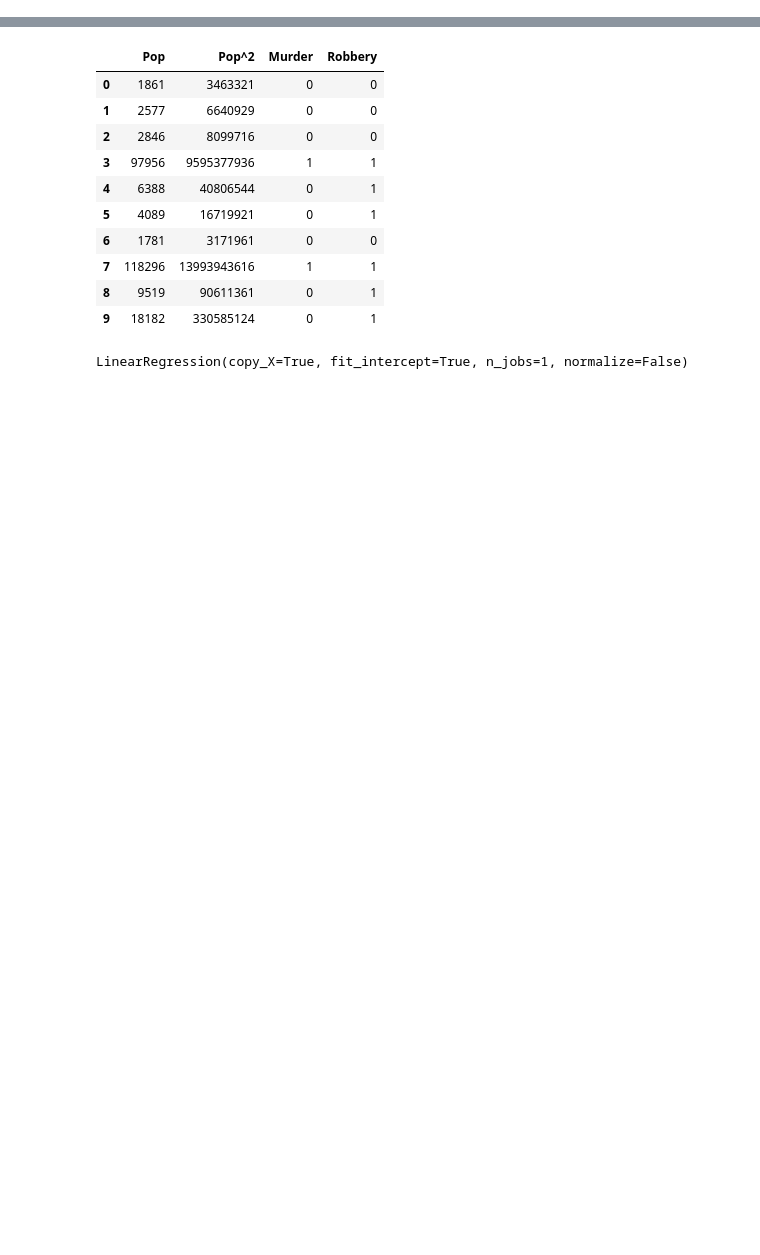
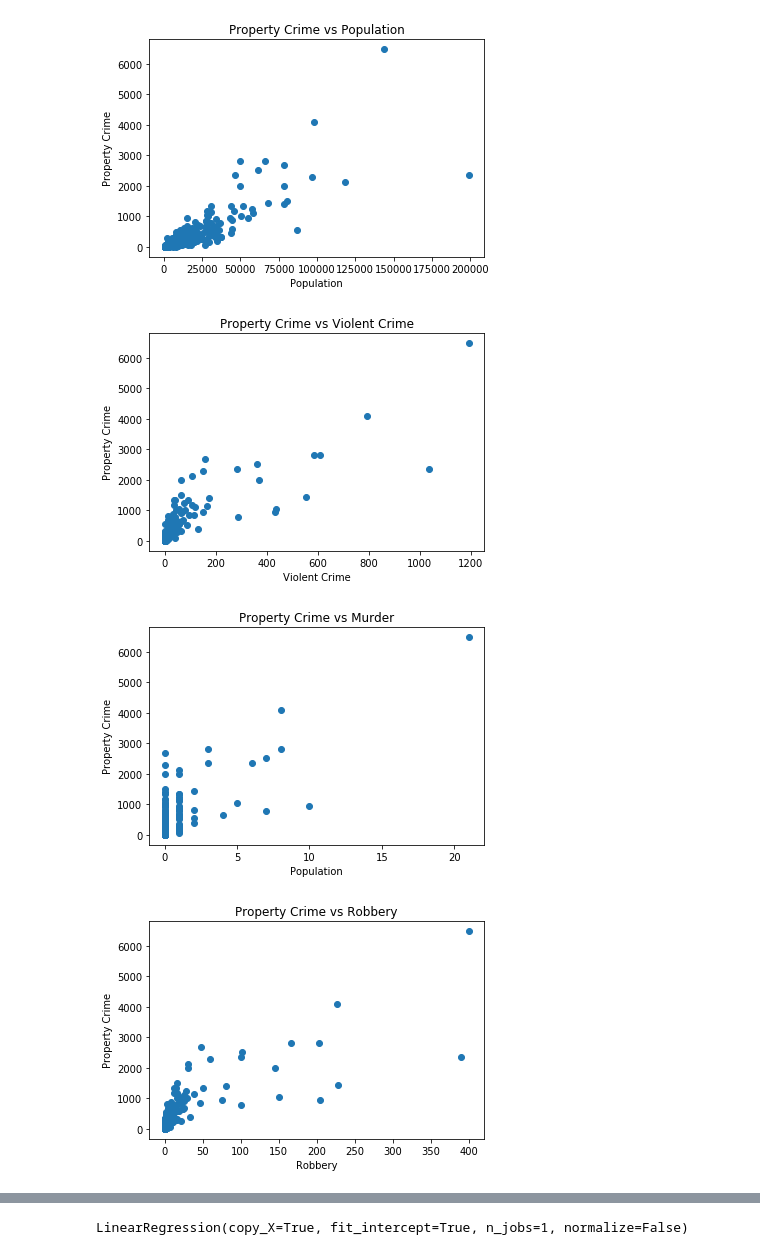
Before and after one commit to rbhavsar5/thinkful, a Jupyter notebook: 2.4.4 Challenge make your own regression model.ipynb, the cells around one changed output, grey strips where cells are left out. Cells and saved outputs as stored; diff of their text form; code cells hidden in the pictures; blank space fills up the shorter version.

```diff
--- a/2.4.4 Challenge make your own regression model.ipynb
+++ b/2.4.4 Challenge make your own regression model.ipynb
@@ -69,0 +79,55 @@ df.head(10)
+# %%
+# Set up the matplotlib figures
+
+plt.scatter(train['Population'], train['Property Crime'])
+plt.xlabel('Population')
+plt.ylabel('Property Crime')
+plt.title('Property Crime vs Population')
+plt.show()
+
+plt.scatter(train['Violent Crime'], train['Property Crime'])
+plt.xlabel('Violent Crime')
+plt.ylabel('Property Crime')
+plt.title('Property Crime vs Violent Crime')
+plt.show()
+
+plt.scatter(train['Murder'], train['Property Crime'])
+plt.xlabel('Population')
+plt.ylabel('Property Crime')
+plt.title('Property Crime vs Murder')
+plt.show()
+
+plt.scatter(train['Robbery'], train['Property Crime'])
+plt.xlabel('Robbery')
+plt.ylabel('Property Crime')
+plt.title('Property Crime vs Robbery')
+plt.show()
+
+plt.scatter(train['Aggravated Assault'], train['Property Crime'])
+plt.xlabel('Aggravated Assault')
+plt.ylabel('Property Crime')
+plt.title('Property Crime vs Aggravated Assault')
+plt.show()
+
+plt.scatter(train['Burglary'], train['Property Crime'])
+plt.xlabel('Burglary')
+plt.ylabel('Property Crime')
+plt.title('Property Crime vs Burglary')
+plt.show()
+
+plt.scatter(train['Larceny Theft'], train['Property Crime'])
+plt.xlabel('Larceny Theft')
+plt.ylabel('Property Crime')
+plt.title('Property Crime vs Larceny Theft')
+plt.show()
+
+plt.scatter(train['Motor Vehicle Theft'], train['Property Crime'])
+plt.xlabel('Motor Vehicle Theft')
+plt.ylabel('Property Crime')
+plt.title('Property Crime vs Motor Vehicle Theft')
+plt.show()
+# %% [output]
+[figure, added]
+[figure, added]
+[figure, added]
+[figure, added]
@@ -79,17 +148,3 @@ features['Robbery'] = df['Robbery'].where(df['Robbery'] == 0, 1)
-# %%
-features.head(10)
-# %% [output]
-|  | Pop | Pop^2 | Murder | Robbery |
-| 0 | 1861 | 3463321 | 0 | 0 |
-| 1 | 2577 | 6640929 | 0 | 0 |
-| 2 | 2846 | 8099716 | 0 | 0 |
-| 3 | 97956 | 9595377936 | 1 | 1 |
-| 4 | 6388 | 40806544 | 0 | 1 |
-| 5 | 4089 | 16719921 | 0 | 1 |
-| 6 | 1781 | 3171961 | 0 | 0 |
-| 7 | 118296 | 13993943616 | 1 | 1 |
-| 8 | 9519 | 90611361 | 0 | 1 |
-| 9 | 18182 | 330585124 | 0 | 1 |
 # %%
 #Define Variables for Model
 #Start w/ Features
```
Also changed, not shown: parts of 12 cells of this notebook.
